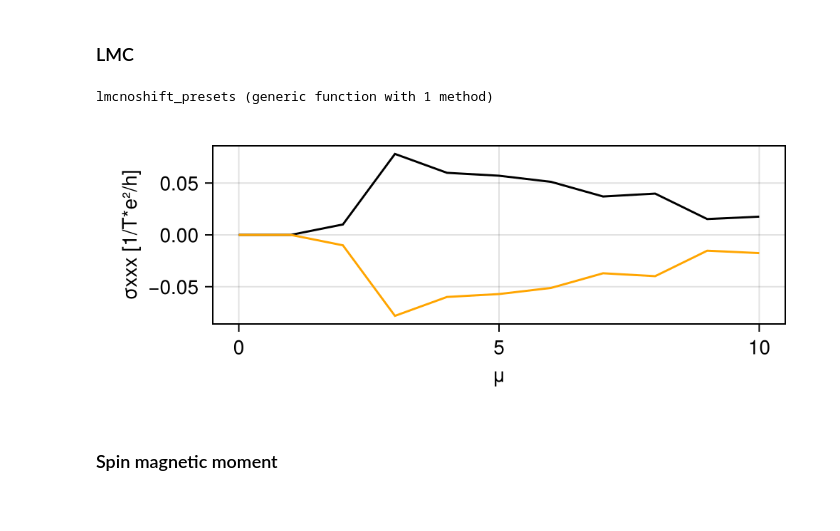
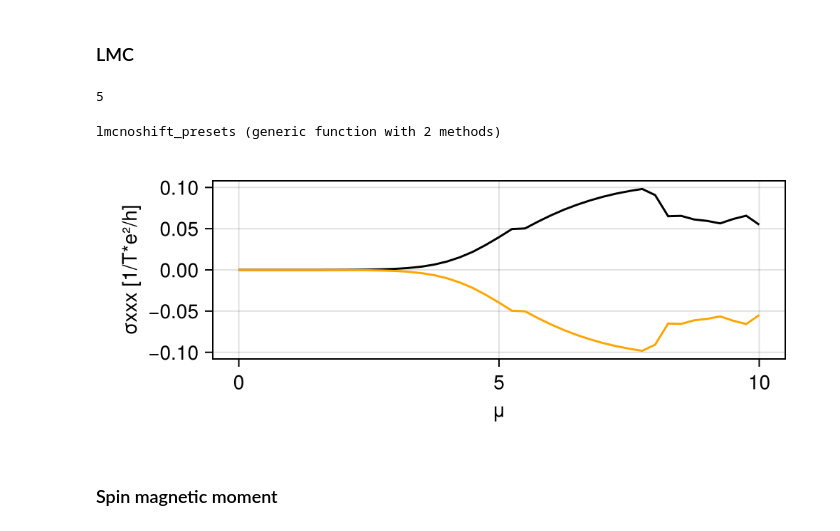
Before and after one commit to fernandopenaranda/LMC, a Jupyter notebook: src/Paper/MRinRhombohedral.ipynb, the cells around one changed output. Saved outputs shown, nothing was run; the diff lists cells and outputs as text; code cells hidden in the pictures.

```diff
--- a/src/Paper/MRinRhombohedral.ipynb
+++ b/src/Paper/MRinRhombohedral.ipynb
@@ -114,26 +111,33 @@ fig
 # %% [markdown]
 ### LMC
+# %%
+T = 5
+# %% [output]
+5
+# %%
+N = 5
+evals = 10000
+μlist = collect(0:0.25:10);
 # %%
 lmcnoshift_presets(μ,ξ, evals) = xxx_lmc_presets(N, μ, ξ, p; evals = evals,
      T = T, τ = τ, berry_contribution = true, omm_contribution = true,
      fermi_surface = false, with_shift = false)
 # %% [output]
-lmcnoshift_presets (generic function with 1 method)
+lmcnoshift_presets (generic function with 2 methods)
 # %%
-μlist = collect(0:1:10)
-lmcpv = [linear_magneto_conductivity_orbital(lmcnoshift_presets(μ, 1, evals))
+lmcpv = [LMC.linear_magneto_conductivity_orbital(lmcnoshift_presets(μ, 1, evals))
      for μ in μlist];
-lmcnv = [linear_magneto_conductivity_orbital(lmcnoshift_presets(μ, -1, evals))
+lmcnv = [LMC.linear_magneto_conductivity_orbital(lmcnoshift_presets(μ, -1, evals))
      for μ in μlist];
 # %%
-include(rhomb_folder * "model.jl")
+
 fig = Figure(size = (500,200))
 ax = Axis(fig[1,1], xlabel = "μ", ylabel = "σxxx [1/T*e²/h]")
 lines!(ax, μlist, -lmcpv, color = :black)
 lines!(ax, μlist, -lmcnv, color = :orange)
 fig
 # %% [output]
-[figure, old version]
+[figure, new version]
 # %% [markdown]
 ### Spin magnetic moment
 # %%
```
Also changed, not shown: parts of 33 cells of this notebook, 19 other files.
